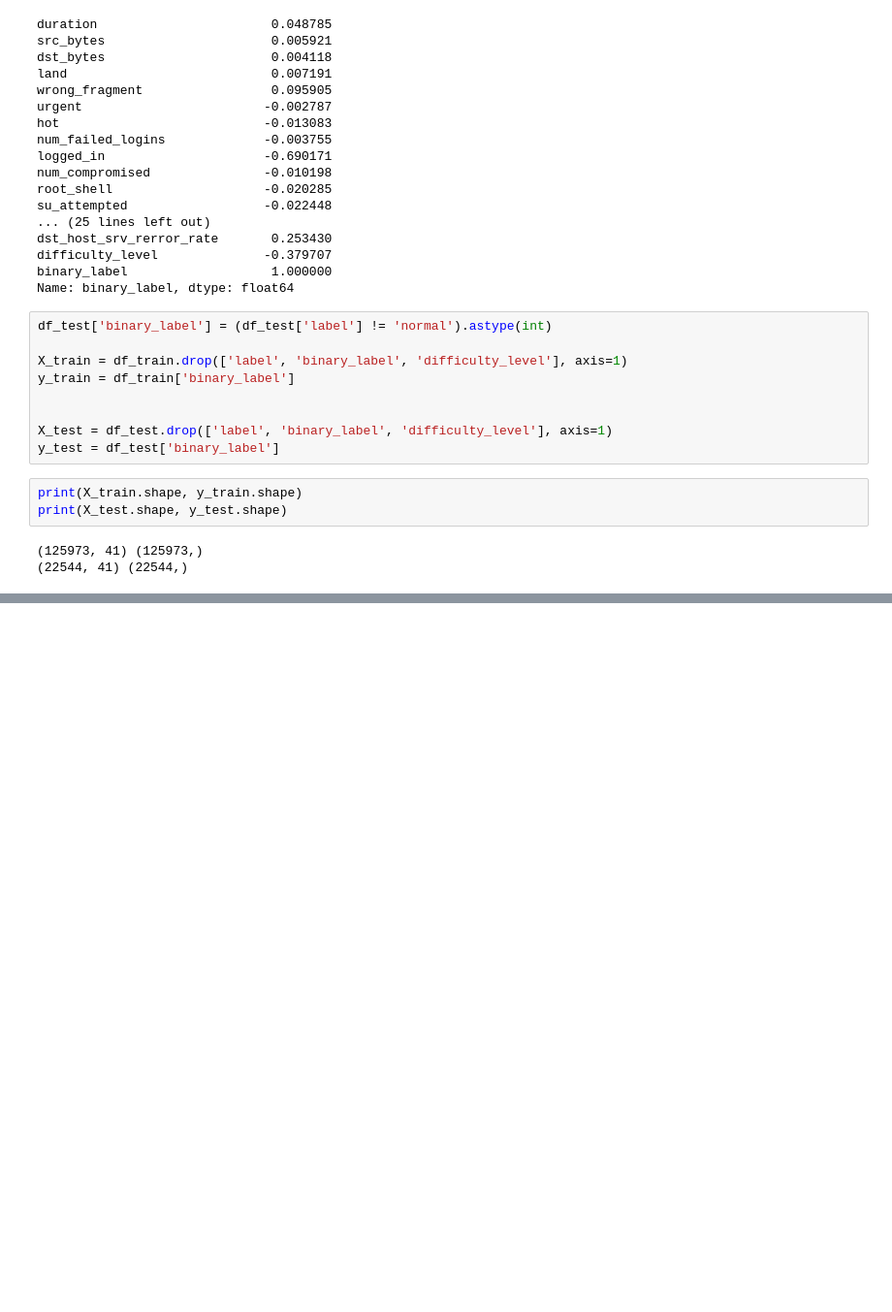
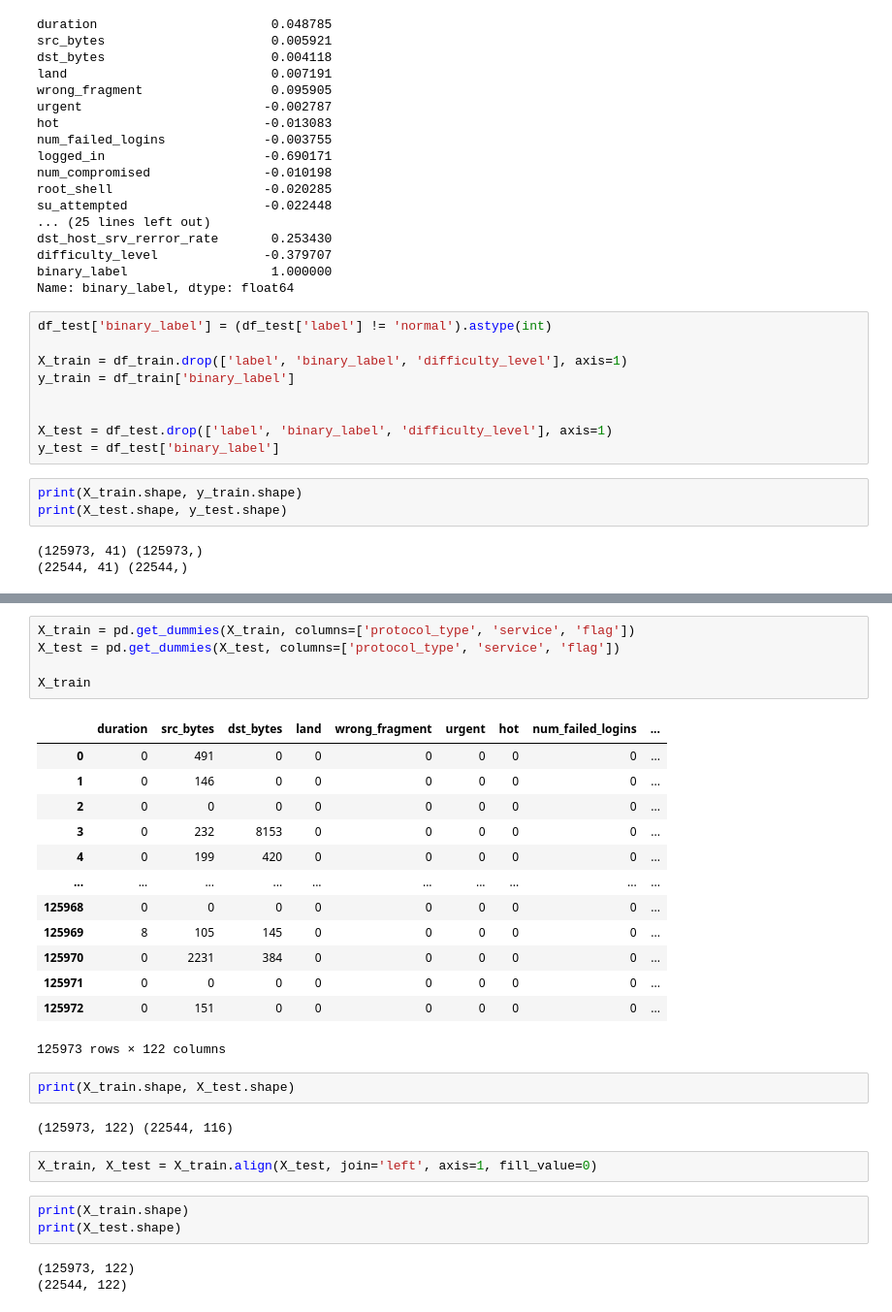
Before and after one commit to svmod3/network-intrusion-detection, a Jupyter notebook: notebooks/01_eda_modeling.ipynb, the cells around one changed output, grey strips where cells are left out. Shown at 97% size. Cells and saved outputs as stored; diff of their text form; blank space fills up the shorter version.

```diff
--- a/notebooks/01_eda_modeling.ipynb
+++ b/notebooks/01_eda_modeling.ipynb
@@ -179,0 +196,31 @@ print(X_test.shape, y_test.shape)
+# %%
+X_train = pd.get_dummies(X_train, columns=['protocol_type', 'service', 'flag'])
+X_test = pd.get_dummies(X_test, columns=['protocol_type', 'service', 'flag'])
+
+X_train
+# %% [output]
+|  | duration | src_bytes | dst_bytes | land | wrong_fragment | urgent | hot | num_failed_logins | ... |
+| 0 | 0 | 491 | 0 | 0 | 0 | 0 | 0 | 0 | ... |
+| 1 | 0 | 146 | 0 | 0 | 0 | 0 | 0 | 0 | ... |
+| 2 | 0 | 0 | 0 | 0 | 0 | 0 | 0 | 0 | ... |
+| 3 | 0 | 232 | 8153 | 0 | 0 | 0 | 0 | 0 | ... |
+| 4 | 0 | 199 | 420 | 0 | 0 | 0 | 0 | 0 | ... |
+| ... | ... | ... | ... | ... | ... | ... | ... | ... | ... |
+| 125968 | 0 | 0 | 0 | 0 | 0 | 0 | 0 | 0 | ... |
+| 125969 | 8 | 105 | 145 | 0 | 0 | 0 | 0 | 0 | ... |
+| 125970 | 0 | 2231 | 384 | 0 | 0 | 0 | 0 | 0 | ... |
+| 125971 | 0 | 0 | 0 | 0 | 0 | 0 | 0 | 0 | ... |
+| 125972 | 0 | 151 | 0 | 0 | 0 | 0 | 0 | 0 | ... |
+125973 rows × 122 columns
+# %%
+print(X_train.shape, X_test.shape)
+# %% [output]
+(125973, 122) (22544, 116)
+# %%
+X_train, X_test = X_train.align(X_test, join='left', axis=1, fill_value=0)
+# %%
+print(X_train.shape)
+print(X_test.shape)
+# %% [output]
+(125973, 122)
+(22544, 122)
```
Also changed, not shown: parts of 3 cells of this notebook.
